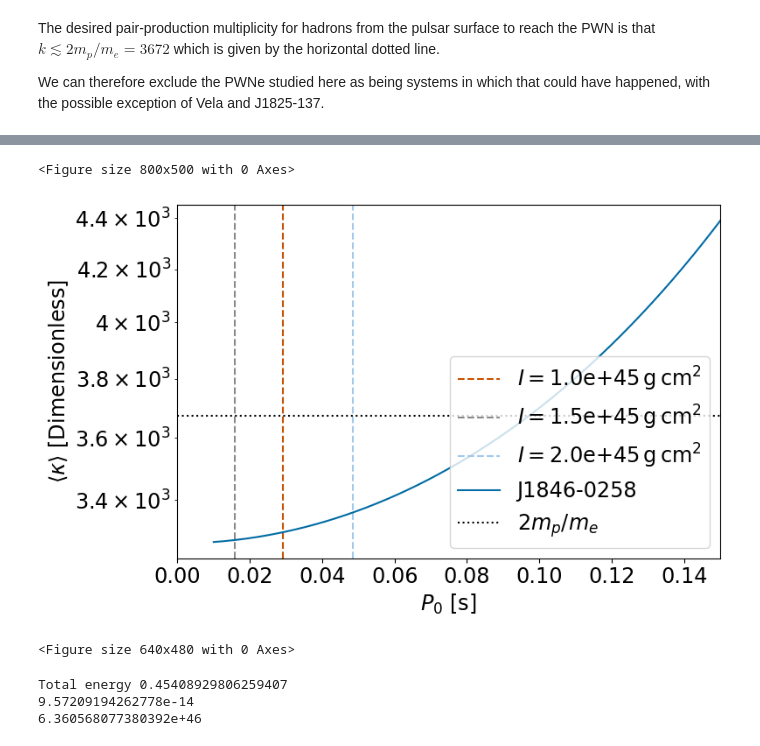
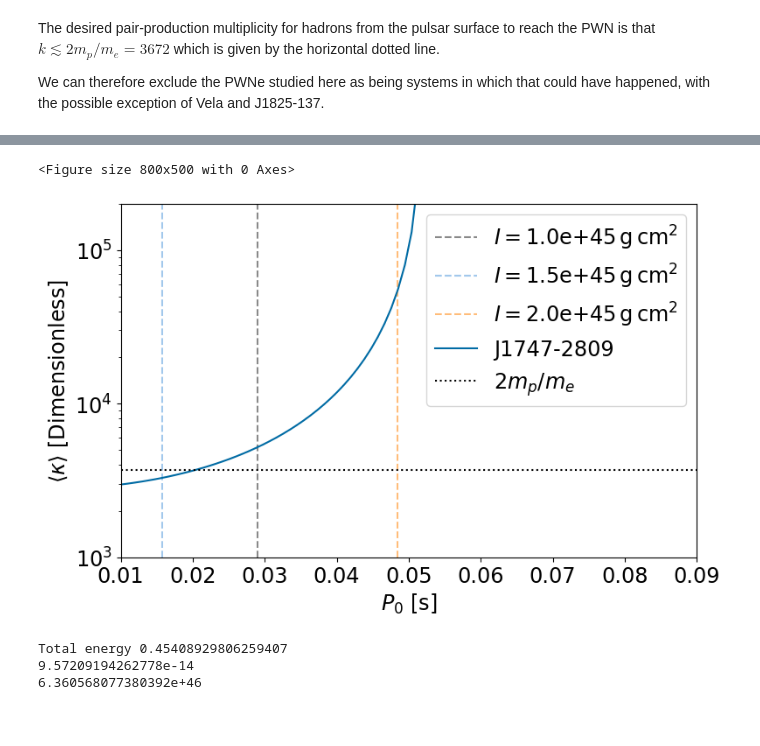
Before and after one commit to STSpencer/psrprops, a Jupyter notebook: PSR_PWN_Testing_giacintiedot.ipynb, the cells around one changed output, grey strips where cells are left out. Cells and saved outputs as stored; diff of their text form; code cells hidden in the pictures.

```diff
--- a/PSR_PWN_Testing_giacintiedot.ipynb
+++ b/PSR_PWN_Testing_giacintiedot.ipynb
@@ -620,7 +630,7 @@ for index in range(len(E2range)):#len(df)):
     k_intconst = df["Total_E [erg]"]*u.erg / integral2
     Nel = k_intconst*integral
     print(Nel[i])
-    i = np.where(atnf_names=='J1846-0258')[0][0]
+    i = np.where(atnf_names=='J1747-2809')[0][0]
     tau_p0 = age_p0(period_atnf[i],pdot_atnf[i],test_p0)
     ngj_p0 = calc_ngj(edot[i],tau_p0)
 
@@ -629,19 +639,19 @@ for index in range(len(E2range)):#len(df)):
     p = plt.plot(test_p0[mask],k_p0[mask],label='$E_2=$'+'%.0f'%E2range[index].value+' TeV')
 
 plt.semilogy()
-#plt.ylim(1e3,7e3)
-#plt.xlim(0.0,0.16)
+plt.ylim(1e3,2e5)
+plt.xlim(0.01,0.09)
+
 ax=plt.gca()
-y_labels = ax.get_yticks()
-ax.yaxis.set_major_formatter(ticker.FormatStrFormatter('%.1e'))
+#y_labels = ax.get_yticks()
+#ax.yaxis.set_major_formatter(ticker.FormatStrFormatter('%.1e'))
 plt.ylabel(r"$\langle \kappa \rangle\ \mathrm{[Dimensionless]}$")
 plt.xlabel("$P_0\ \mathrm{[s]}$")
 plt.axhline(y=2*c.m_p/c.m_e,color='k',linestyle=':',label='$2m_p/m_e$')
-plt.legend(ncols=1,loc=4,title_fontsize='xx-large')
-plt.xlim(0,0.15)
+plt.legend(ncols=1,loc=1,title_fontsize='xx-large')
 ax=plt.gca()
 
 
 plt.tight_layout()
-plt.savefig('e2scan.png',dpi=300)
+plt.savefig('e2scan2.png',dpi=300)
 # %% [output]
@@ -661,42 +763,42 @@ fig=plt.figure(figsize=(8,5))
 Irange=np.linspace(1e45,2e45,3)*u.g*u.cm**2
 fig=plt.figure(figsize=(8,5))
 for index in range(len(Irange)):#len(df)):
     P_0dup = P0(Rpwn,Rsnr,Patnf*u.s,I=Irange[index])
 
     integral2 = ((E2)**pow2 - (E1)**pow2)/(pow2*E0**(1-Gam))
     integral = ((E2/E0)**pow1 - (E1/E0)**pow1)/pow1
     k_intconst = df["Total_E [erg]"]*u.erg / integral2
     Nel = k_intconst*integral
-    i = np.where(atnf_names=='J1846-0258')[0][0]
+    i = np.where(atnf_names=='J1747-2809')[0][0]
     tau_p0 = age_p0(period_atnf[i],pdot_atnf[i],test_p0)
     ngj_p0 = calc_ngj(edot[i],tau_p0)
 
     k_p0 = Nel[i] / (2.*ngj_p0)
     mask = test_p0 < period_atnf[i]*u.s
     plt.axvline(P_0dup[index].value,linestyle='--',label='$I=$'+'%.1e'%Irange[index].value+'$\mathrm{\,g\,cm^2}$',color=next(colors))
 
 
 
 
-p = plt.plot(test_p0[mask],k_p0[mask],label='J1846-0258')
+p = plt.plot(test_p0[mask],k_p0[mask],label='J1747-2809')
 ax=plt.gca()
-y_labels = ax.get_yticks()
-ax.yaxis.set_major_formatter(ticker.FormatStrFormatter('%.1f'))
+#y_labels = ax.get_yticks()
+#ax.yaxis.set_major_formatter(ticker.FormatStrFormatter('%.1f'))
 plt.semilogy()
+plt.ylim(1e3,2e5)
+
 #plt.ylim(100.,1e6)
-plt.xlim(0,0.15)
+plt.xlim(0.01,0.09)
 #plt.xlim(0.0,0.16)
 plt.ylabel(r"$\langle \kappa \rangle\ \mathrm{[Dimensionless]}$")
 plt.xlabel("$P_0\ \mathrm{[s]}$")
 plt.axhline(y=2*c.m_p/c.m_e,color='k',linestyle=':',label='$2m_p/m_e$')
-plt.legend(ncols=1,loc=4,title_fontsize='xx-large')
+plt.legend(ncols=1,loc=1,title_fontsize='xx-large')
 plt.tight_layout()
-plt.show()
 plt.savefig('I.png',dpi=300)
 # %% [output]
 <Figure size 800x500 with 0 Axes>
-[figure, old version]
+[figure, new version]
-<Figure size 640x480 with 0 Axes>
 # %%
 #Dragonfly, J2018+3651 from https://arxiv.org/pdf/1907.12121.pdf
 #Approach, numerically integrate power law with exponential cutoff.
```
Also changed, not shown: parts of 7 cells of this notebook, 1 other file.
